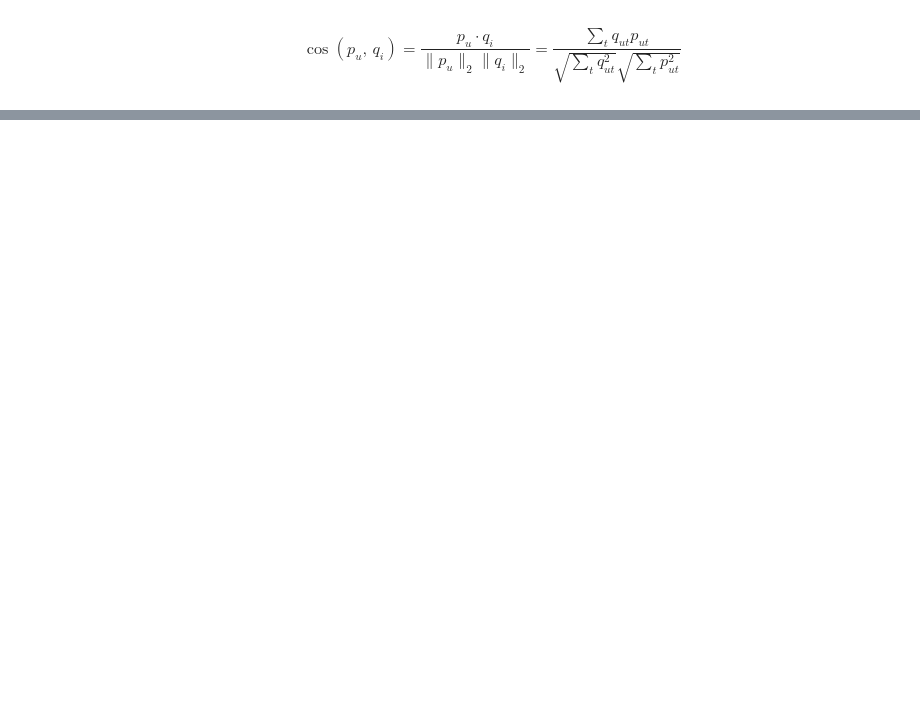
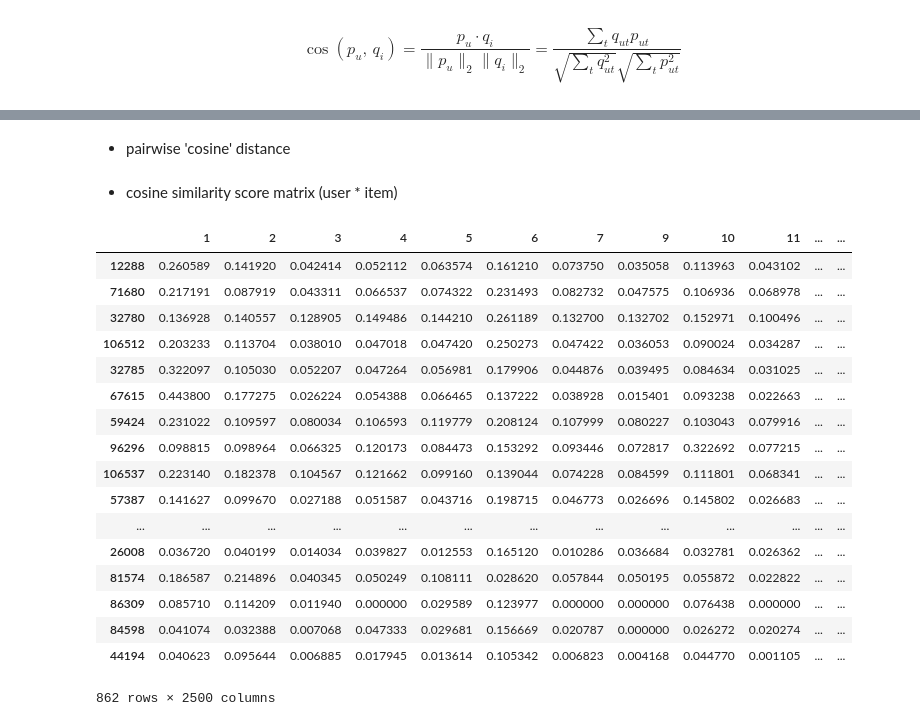
Before and after one commit to mahzoon/recom-sys, a Jupyter notebook: Assignment 2.ipynb, the cells around one changed output, grey strips where cells are left out. Drawn from its saved outputs; the diff is of its cells as text; code cells hidden in the pictures; blank space fills up the shorter version.

```diff
--- a/Assignment 2.ipynb
+++ b/Assignment 2.ipynb
@@ -94,0 +72,5 @@ R35 = R[R>3.5]=1
+# %%
+R35 = R.copy()
+R35[R35<3.5]=0
+R35[R35>=3.5]=1
+R35 = R35.fillna(0)
@@ -95,3 +79,5 @@ R35 = R[R>3.5]=1
+# %%
+P = R35.dot(Q)
 # %% [markdown]
 ### Generate item scores for each user
 # %% [markdown]
@@ -105,0 +90,29 @@ NameError: name 'R' is not defined
+# %% [markdown]
+* pairwise 'cosine' distance
+# %%
+c = cdist(P.values, Q.values, 'cosine')
+# %% [markdown]
+* cosine similarity score matrix (user * item)
+# %%
+S = pd.DataFrame(1 - c, index=P.index, columns=Q.index)
+# %%
+S
+# %% [output]
+|  | 1 | 2 | 3 | 4 | 5 | 6 | 7 | 9 | 10 | 11 | ... | ... |
+| 12288 | 0.260589 | 0.141920 | 0.042414 | 0.052112 | 0.063574 | 0.161210 | 0.073750 | 0.035058 | 0.113963 | 0.043102 | ... | ... |
+| 71680 | 0.217191 | 0.087919 | 0.043311 | 0.066537 | 0.074322 | 0.231493 | 0.082732 | 0.047575 | 0.106936 | 0.068978 | ... | ... |
+| 32780 | 0.136928 | 0.140557 | 0.128905 | 0.149486 | 0.144210 | 0.261189 | 0.132700 | 0.132702 | 0.152971 | 0.100496 | ... | ... |
+| 106512 | 0.203233 | 0.113704 | 0.038010 | 0.047018 | 0.047420 | 0.250273 | 0.047422 | 0.036053 | 0.090024 | 0.034287 | ... | ... |
+| 32785 | 0.322097 | 0.105030 | 0.052207 | 0.047264 | 0.056981 | 0.179906 | 0.044876 | 0.039495 | 0.084634 | 0.031025 | ... | ... |
+| 67615 | 0.443800 | 0.177275 | 0.026224 | 0.054388 | 0.066465 | 0.137222 | 0.038928 | 0.015401 | 0.093238 | 0.022663 | ... | ... |
+| 59424 | 0.231022 | 0.109597 | 0.080034 | 0.106593 | 0.119779 | 0.208124 | 0.107999 | 0.080227 | 0.103043 | 0.079916 | ... | ... |
+| 96296 | 0.098815 | 0.098964 | 0.066325 | 0.120173 | 0.084473 | 0.153292 | 0.093446 | 0.072817 | 0.322692 | 0.077215 | ... | ... |
+| 106537 | 0.223140 | 0.182378 | 0.104567 | 0.121662 | 0.099160 | 0.139044 | 0.074228 | 0.084599 | 0.111801 | 0.068341 | ... | ... |
+| 57387 | 0.141627 | 0.099670 | 0.027188 | 0.051587 | 0.043716 | 0.198715 | 0.046773 | 0.026696 | 0.145802 | 0.026683 | ... | ... |
+| ... | ... | ... | ... | ... | ... | ... | ... | ... | ... | ... | ... | ... |
+| 26008 | 0.036720 | 0.040199 | 0.014034 | 0.039827 | 0.012553 | 0.165120 | 0.010286 | 0.036684 | 0.032781 | 0.026362 | ... | ... |
+| 81574 | 0.186587 | 0.214896 | 0.040345 | 0.050249 | 0.108111 | 0.028620 | 0.057844 | 0.050195 | 0.055872 | 0.022822 | ... | ... |
+| 86309 | 0.085710 | 0.114209 | 0.011940 | 0.000000 | 0.029589 | 0.123977 | 0.000000 | 0.000000 | 0.076438 | 0.000000 | ... | ... |
+| 84598 | 0.041074 | 0.032388 | 0.007068 | 0.047333 | 0.029681 | 0.156669 | 0.020787 | 0.000000 | 0.026272 | 0.020274 | ... | ... |
+| 44194 | 0.040623 | 0.095644 | 0.006885 | 0.017945 | 0.013614 | 0.105342 | 0.006823 | 0.004168 | 0.044770 | 0.001105 | ... | ... |
+862 rows × 2500 columns
```
Also changed, not shown: parts of 16 cells of this notebook.
